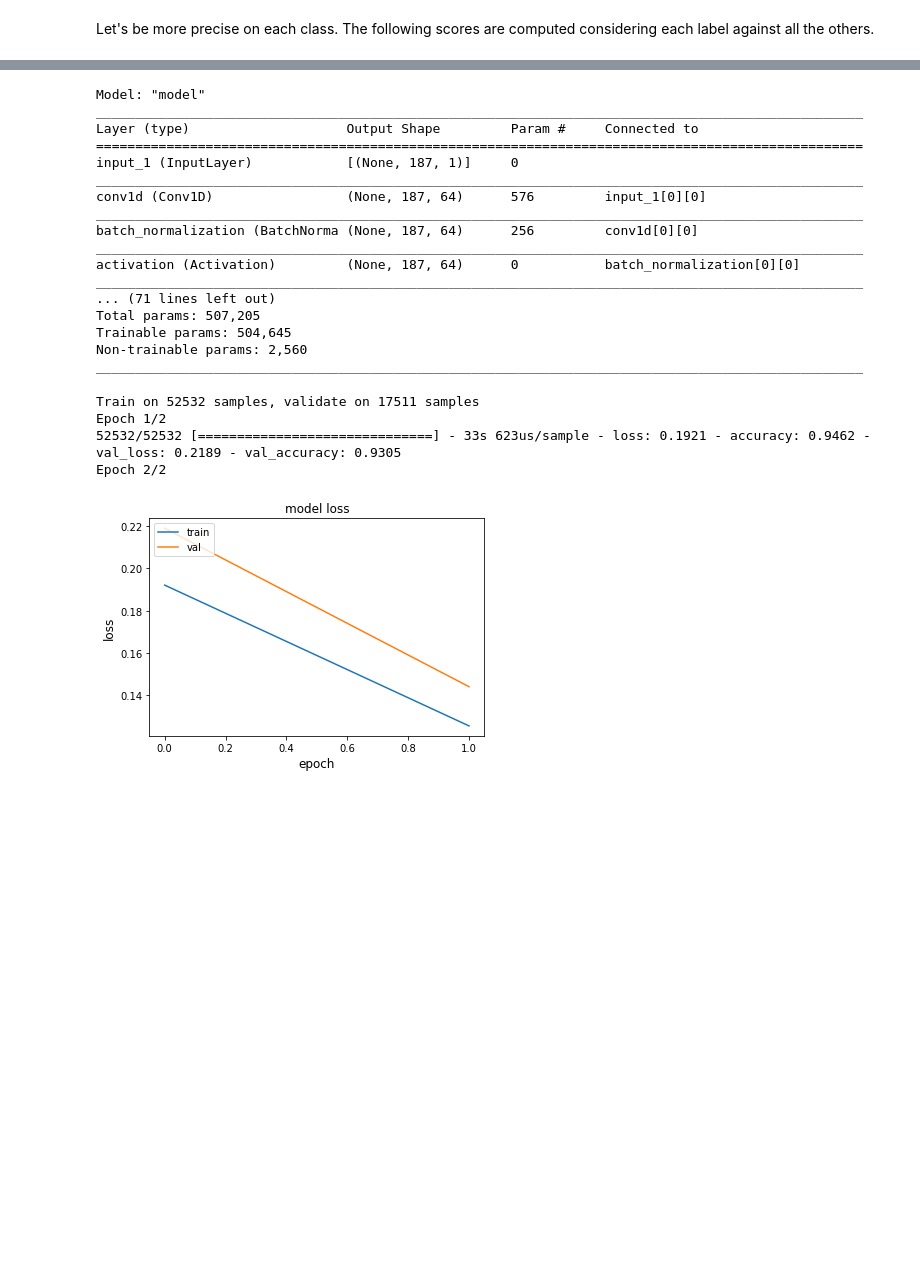
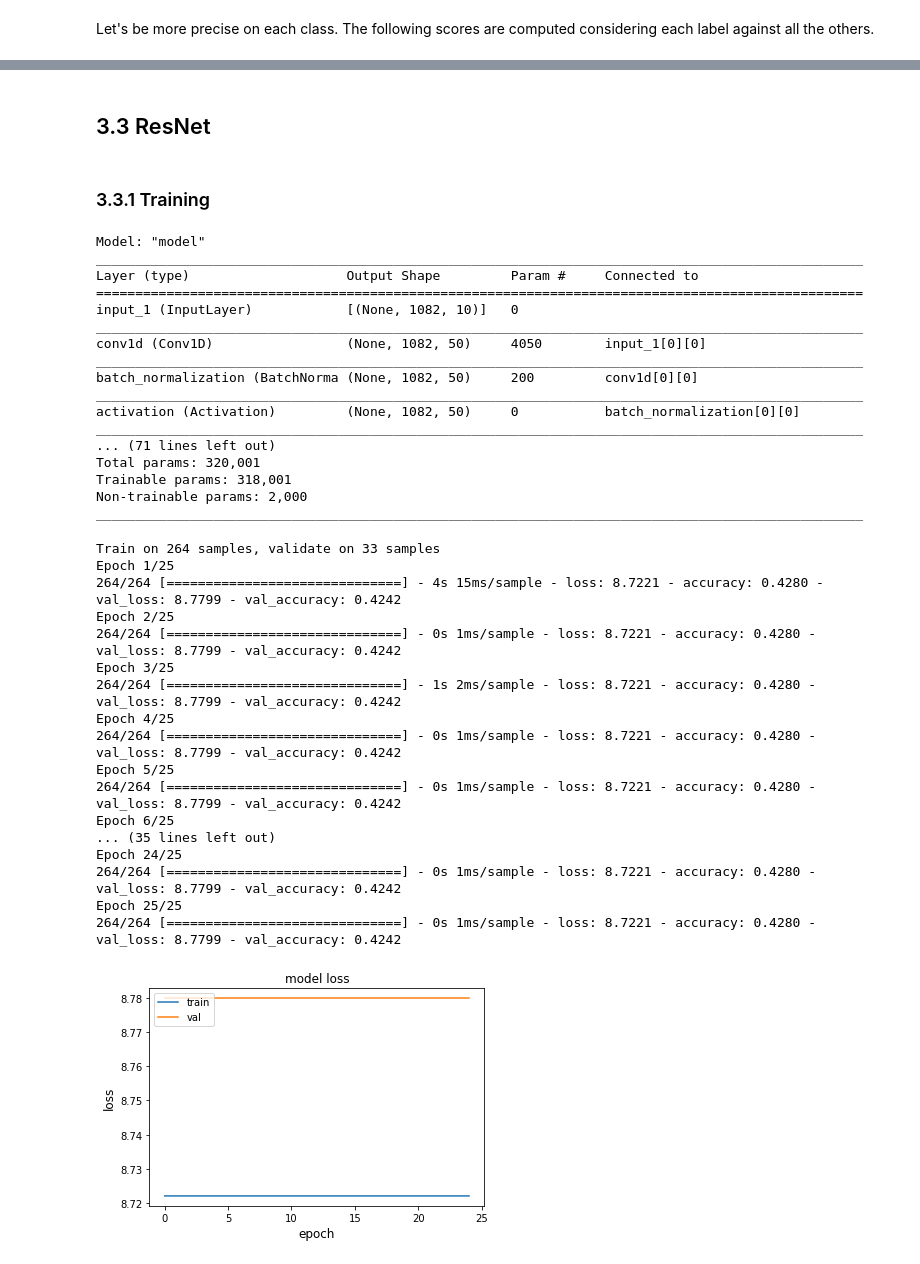
Before and after one commit to DatenBiene/Medical_Time_Series_Calssification, a Jupyter notebook: Transplant.ipynb, the cells around one changed output, grey strips where cells are left out. Drawn from its saved outputs; the diff is of its cells as text; code cells hidden in the pictures; blank space fills up the shorter version.

```diff
--- a/Transplant.ipynb
+++ b/Transplant.ipynb
@@ -141,2 +288,4 @@ get_binary_metrics(y_true,ypred)
+# %% [markdown]
+## 3.3 ResNet
 # %%
 from models.resnet import Classifier_RESNET
@@ -147,29 +292,46 @@ xval_r = xval.reshape(xval.shape[0],xval.shape[1],1)
+# %% [markdown]
+### 3.3.1 Training
 # %%
-resnet = Classifier_RESNET('output_resnet/',input_shape=(data.shape[1],1),nb_classes=5,verbose=1,load_weights=True)
+resnet = Classifier_RESNET('outputs/output_resnet/',input_shape=(xtrain.shape[1],xtrain.shape[2]),
+                           nb_classes=2,n_feature_maps = (50,100,100),kernel_size=(8,5,3,2),
+                           verbose=1)
 # %% [output]
 Model: "model"
 __________________________________________________________________________________________________
 Layer (type)                    Output Shape         Param #     Connected to
 ==================================================================================================
-input_1 (InputLayer)            [(None, 187, 1)]     0
+input_1 (InputLayer)            [(None, 1082, 10)]   0
 __________________________________________________________________________________________________
-conv1d (Conv1D)                 (None, 187, 64)      576         input_1[0][0]
+conv1d (Conv1D)                 (None, 1082, 50)     4050        input_1[0][0]
 __________________________________________________________________________________________________
-batch_normalization (BatchNorma (None, 187, 64)      256         conv1d[0][0]
+batch_normalization (BatchNorma (None, 1082, 50)     200         conv1d[0][0]
 __________________________________________________________________________________________________
-activation (Activation)         (None, 187, 64)      0           batch_normalization[0][0]
+activation (Activation)         (None, 1082, 50)     0           batch_normalization[0][0]
 __________________________________________________________________________________________________
 ... (71 lines left out)
-Total params: 507,205
-Trainable params: 504,645
-Non-trainable params: 2,560
+Total params: 320,001
+Trainable params: 318,001
+Non-trainable params: 2,000
 __________________________________________________________________________________________________
 # %%
 %matplotlib inline
-hist = resnet.fit(xtrain_r,ytrain,xval_r,yval,y_val_true,batch_size=32,nb_epochs=2)
+hist = resnet.fit(xtrain,ytrain,xval,yval,y_val_true,batch_size=32,nb_epochs=25)
 # %% [output]
-Train on 52532 samples, validate on 17511 samples
-Epoch 1/2
-52532/52532 [==============================] - 33s 623us/sample - loss: 0.1921 - accuracy: 0.9462 - val_loss: 0.2189 - val_accuracy: 0.9305
-Epoch 2/2
+Train on 264 samples, validate on 33 samples
+Epoch 1/25
+264/264 [==============================] - 4s 15ms/sample - loss: 8.7221 - accuracy: 0.4280 - val_loss: 8.7799 - val_accuracy: 0.4242
+Epoch 2/25
+264/264 [==============================] - 0s 1ms/sample - loss: 8.7221 - accuracy: 0.4280 - val_loss: 8.7799 - val_accuracy: 0.4242
+Epoch 3/25
+264/264 [==============================] - 1s 2ms/sample - loss: 8.7221 - accuracy: 0.4280 - val_loss: 8.7799 - val_accuracy: 0.4242
+Epoch 4/25
+264/264 [==============================] - 0s 1ms/sample - loss: 8.7221 - accuracy: 0.4280 - val_loss: 8.7799 - val_accuracy: 0.4242
+Epoch 5/25
+264/264 [==============================] - 0s 1ms/sample - loss: 8.7221 - accuracy: 0.4280 - val_loss: 8.7799 - val_accuracy: 0.4242
+Epoch 6/25
+... (35 lines left out)
+Epoch 24/25
+264/264 [==============================] - 0s 1ms/sample - loss: 8.7221 - accuracy: 0.4280 - val_loss: 8.7799 - val_accuracy: 0.4242
+Epoch 25/25
+264/264 [==============================] - 0s 1ms/sample - loss: 8.7221 - accuracy: 0.4280 - val_loss: 8.7799 - val_accuracy: 0.4242
-[figure, old version]
+[figure, new version]
```
Also changed, not shown: parts of 56 cells of this notebook, 2 other files.
